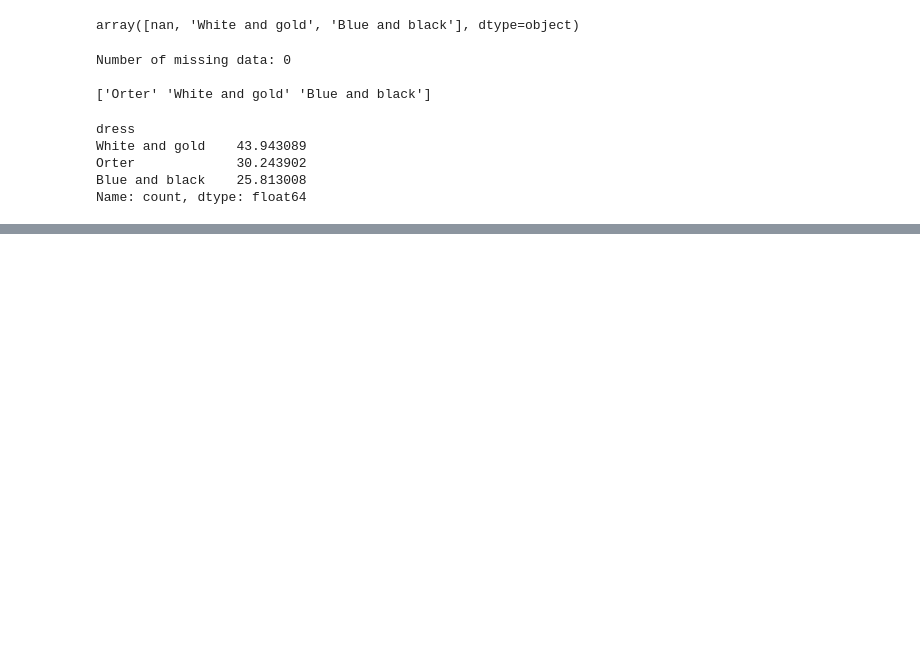
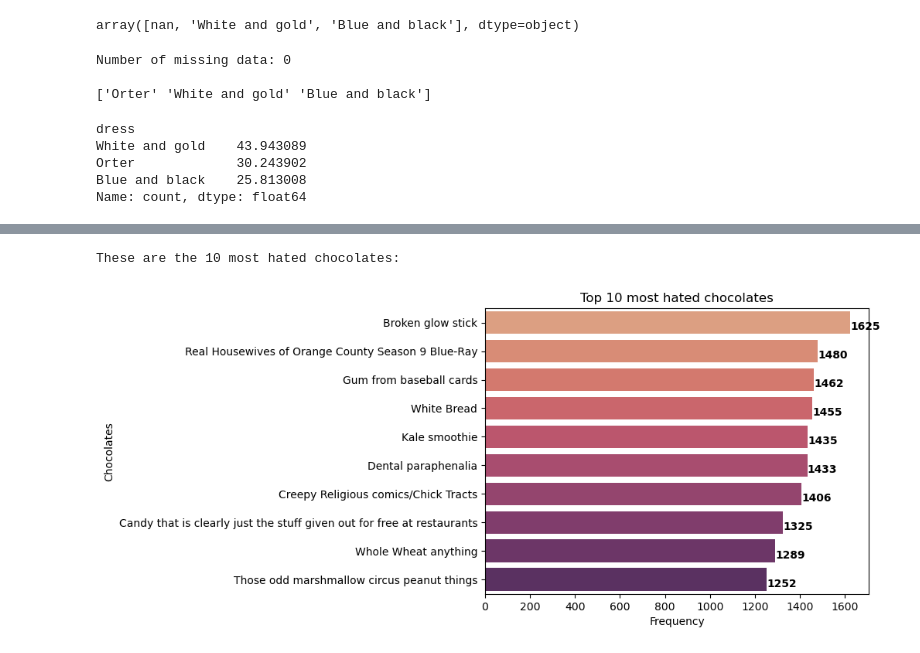
Before and after one commit to kridsadee/P1_Data_Cleansing, a Jupyter notebook: p1_cleaning_data.ipynb, the cells around one changed output, grey strips where cells are left out. Drawn from its saved outputs; the diff is of its cells as text; code cells hidden in the pictures; blank space fills up the shorter version.

```diff
--- a/p1_cleaning_data.ipynb
+++ b/p1_cleaning_data.ipynb
@@ -426,0 +550,15 @@ Name: count, dtype: float64
+# %%
+print("These are the 10 most hated chocolates:")
+
+top_despair = des_2.sort_values(by='freq', ascending=False)[des_2.sort_values(by='freq', ascending=False)['top'] == "DESPAIR"].head(10)
+
+ax = sns.barplot(y = top_despair.index, x = 'freq', palette = 'flare', data=top_despair)
+for i, v in enumerate(top_despair['freq']):
+    ax.text(v + 1, i + .25, str(round(v, 2)), color='black', fontweight='bold')
+plt.title("Top 10 most hated chocolates")
+plt.xlabel("Frequency")
+plt.ylabel("Chocolates")
+plt.show()
+# %% [output]
+These are the 10 most hated chocolates:
+[figure, added]
```
Also changed, not shown: parts of 21 cells of this notebook.
